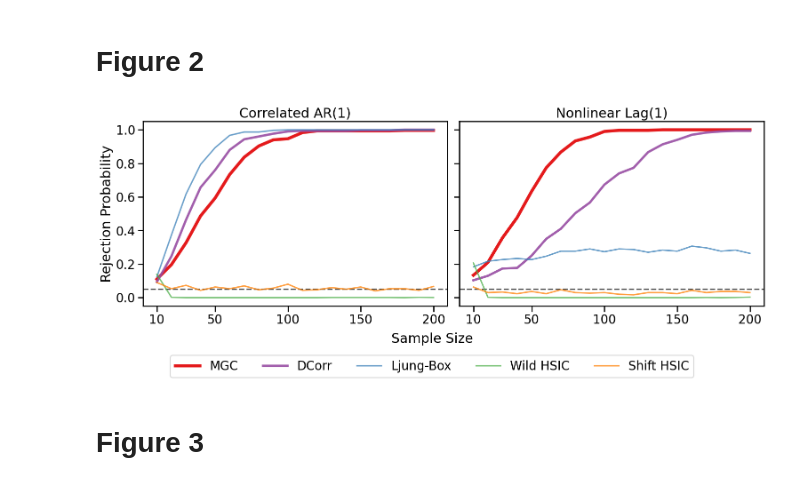
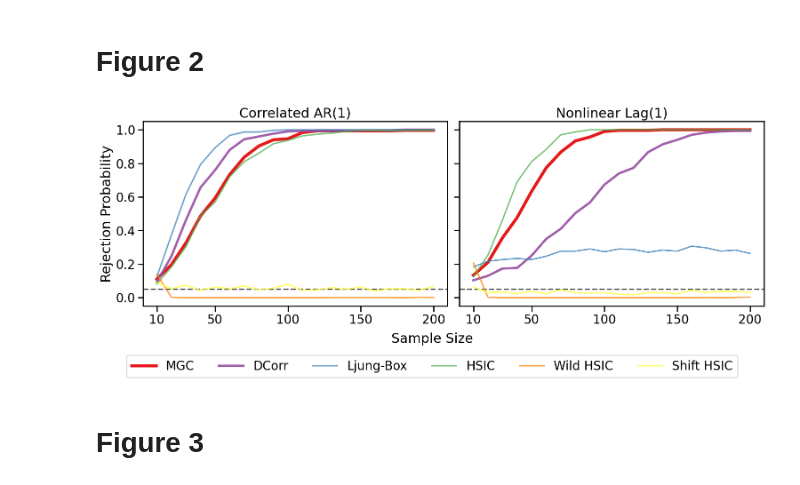
Before and after one commit to neurodata/mgcx, a Jupyter notebook: generate_plot.ipynb, the cells around one changed output. Cells and saved outputs as stored; diff of their text form; code cells hidden in the pictures.

```diff
--- a/generate_plot.ipynb
+++ b/generate_plot.ipynb
@@ -98,9 +130,14 @@ def load_power_curves(
 #     'shiftHSIC_powers' : "#ffff33"
 # }
 
-colors = ['#e41a1c','#984ea3', '#377eb8','#4daf4a', '#ff7f00',
-          # '#ffff33',
-         ]
+colors = [
+    "#e41a1c",
+    "#984ea3",
+    "#377eb8",
+    "#4daf4a",
+    "#ff7f00",
+    "#ffff33",
+]
 # %% [markdown]
 # Figure 1
 # %%
@@ -187,10 +236,7 @@ fig.savefig("figure1.pdf", dpi=300, bbox_inches='tight')
 # Figure 2
 # %%
 processes = ["corr_ar1", "nonlin_lag1"]
-title_dict = dict(
-    corr_ar1 = "Correlated AR(1)",
-    nonlin_lag1 = "Nonlinear Lag(1)"
-)
+title_dict = dict(corr_ar1="Correlated AR(1)", nonlin_lag1="Nonlinear Lag(1)")
 
 fig, ax = plt.subplots(ncols=2, figsize=(15, 5), sharey=True, constrained_layout=True)
 
@@ -198,55 +244,48 @@ fig, ax = plt.subplots(ncols=2, figsize=(15, 5), sharey=True, constrained_layout
 df = load_power_curves(processes=processes)
 
 for i, process in enumerate(processes):
-    tmp = df[df.process==process].melt(
-        id_vars='n',
-        value_vars=['mgcx', 'dcorrx', 'ljungx', 'wildHSIC2', 'shiftHSIC']
+    tmp = df[df.process == process].melt(
+        id_vars="n",
+        value_vars=["mgcx", "dcorrx", "ljungx", "hsicx", "wildHSIC2", "shiftHSIC"],
     )
     ax[i].axhline(y=0.05, ls="--", c="k")
-    sns.lineplot(
-        data = tmp,
-        x = 'n',
-        y = 'value',
-        hue = 'variable',
-        ax = ax[i],
-        palette = colors
-    )
+    sns.lineplot(data=tmp, x="n", y="value", hue="variable", ax=ax[i], palette=colors)
     ax[i].set_xlabel("")
     ax[i].set_ylabel("")
     ax[i].set_title(title_dict[process])
 
     handles, labels = ax[0].get_legend_handles_labels()
     ax[i].get_legend().remove()
     ax[i].set_xticks([10, 50, 100, 150, 200])
     ax[i].set_ylabel("Rejection Probability")
 
     for line in ax[i].get_lines():
         if line.get_c() == "#e41a1c":
             line.set_linewidth(5)
             line.set_alpha(1)
         elif line.get_c() == "#984ea3":
             line.set_linewidth(3.75)
             line.set_alpha(0.9)
         else:
             line.set_alpha(0.75)
 
-fig.text(0.5, -0.05, "Sample Size", va='center', ha='center')
+fig.text(0.5, -0.05, "Sample Size", va="center", ha="center")
 
 # Deal with legends
 handles, labels = ax[0].get_legend_handles_labels()
 legend = fig.legend(
     handles[:],
-    ['MGC', 'DCorr', 'Ljung-Box', 'Wild HSIC', 'Shift HSIC'],
-    ncol = 7,
-    loc='lower center',
-    bbox_to_anchor=(.5, -0.25),
-    bbox_transform=plt.gcf().transFigure
+    ["MGC", "DCorr", "Ljung-Box", "HSIC", "Wild HSIC", "Shift HSIC"],
+    ncol=7,
+    loc="lower center",
+    bbox_to_anchor=(0.5, -0.25),
+    bbox_transform=plt.gcf().transFigure,
 )
 
-fig.savefig("figure2.png", dpi=300, bbox_inches='tight')
-fig.savefig("figure2.pdf", dpi=300, bbox_inches='tight')
+fig.savefig("figure2.png", dpi=300, bbox_inches="tight")
+fig.savefig("figure2.pdf", dpi=300, bbox_inches="tight")
 # %% [output]
-[figure, old version]
+[figure, new version]
 # %% [markdown]
 # Figure 3
 # %%
```
Also changed, not shown: parts of 4 cells of this notebook.
